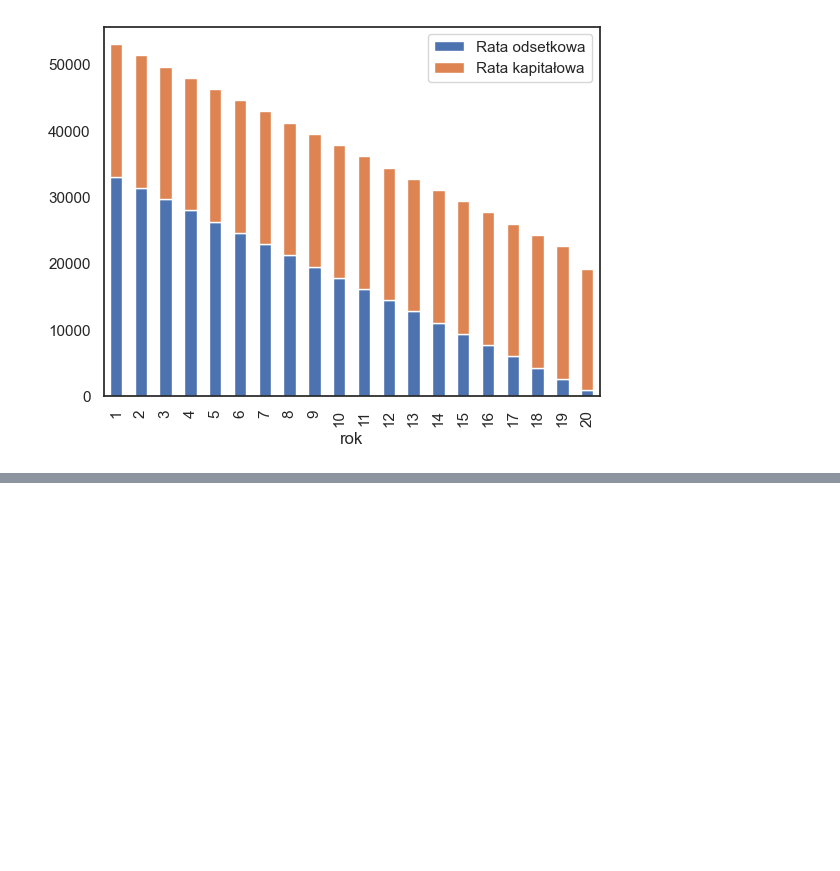
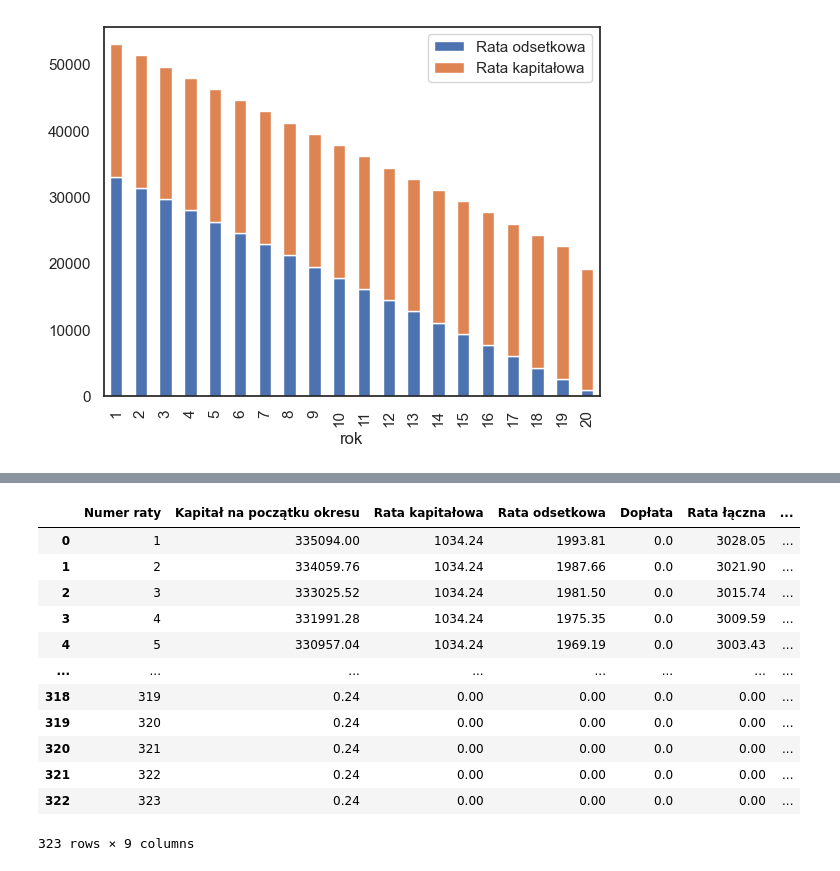
Before and after one commit to krawczyk071/kalkulator, a Jupyter notebook: my/preview.ipynb, the cells around one changed output, grey strips where cells are left out. Cells and saved outputs as stored; diff of their text form; code cells hidden in the pictures; blank space fills up the shorter version.

```diff
--- a/my/preview.ipynb
+++ b/my/preview.ipynb
@@ -120,0 +127,26 @@ dfpo
+# %%
+# PEAKO
+gov=7.14
+ile=27
+bgk=7.14
+kredyt=335094
+
+kredyt4=Kalkulator(kwota_kredytu=kredyt,ilosc_lat=ile,stopa_procentowa=gov,rodzaj_rat=RodzajRat.bezpieczny,wskaznikBGK=bgk)
+df=kredyt4.harmonogram_to_DF()
+df['Odsetki_po'] = df['Rata odsetkowa']-df['Dopłata']
+df['po_laczna'] = df['Rata kapitałowa']+df['Odsetki_po']
+df
+# %% [output]
+|  | Numer raty | Kapitał na początku okresu | Rata kapitałowa | Rata odsetkowa | Dopłata | Rata łączna | ... |
+| 0 | 1 | 335094.00 | 1034.24 | 1993.81 | 0.0 | 3028.05 | ... |
+| 1 | 2 | 334059.76 | 1034.24 | 1987.66 | 0.0 | 3021.90 | ... |
+| 2 | 3 | 333025.52 | 1034.24 | 1981.50 | 0.0 | 3015.74 | ... |
+| 3 | 4 | 331991.28 | 1034.24 | 1975.35 | 0.0 | 3009.59 | ... |
+| 4 | 5 | 330957.04 | 1034.24 | 1969.19 | 0.0 | 3003.43 | ... |
+| ... | ... | ... | ... | ... | ... | ... | ... |
+| 318 | 319 | 0.24 | 0.00 | 0.00 | 0.0 | 0.00 | ... |
+| 319 | 320 | 0.24 | 0.00 | 0.00 | 0.0 | 0.00 | ... |
+| 320 | 321 | 0.24 | 0.00 | 0.00 | 0.0 | 0.00 | ... |
+| 321 | 322 | 0.24 | 0.00 | 0.00 | 0.0 | 0.00 | ... |
+| 322 | 323 | 0.24 | 0.00 | 0.00 | 0.0 | 0.00 | ... |
+323 rows × 9 columns
```
Also changed, not shown: parts of 7 cells of this notebook, 2 other files.
